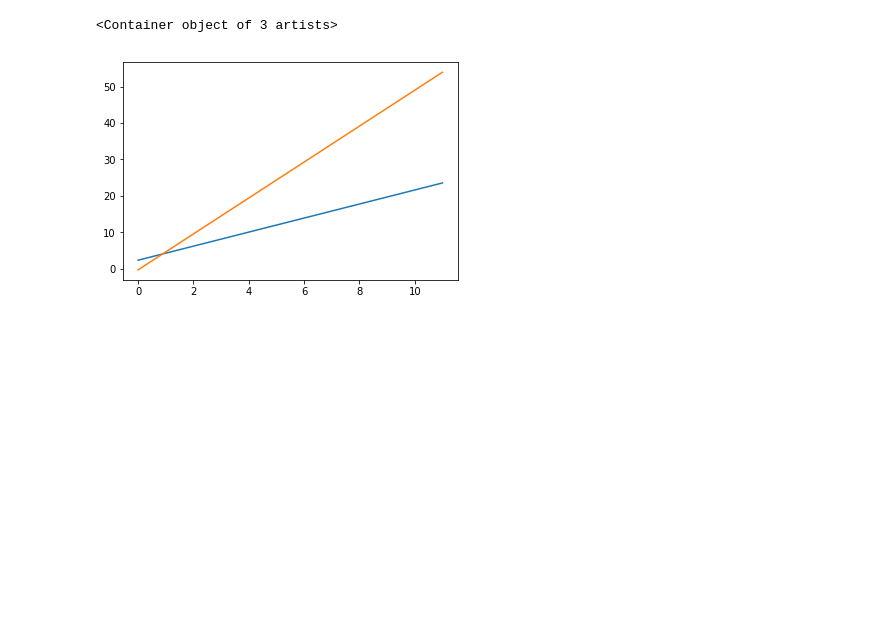
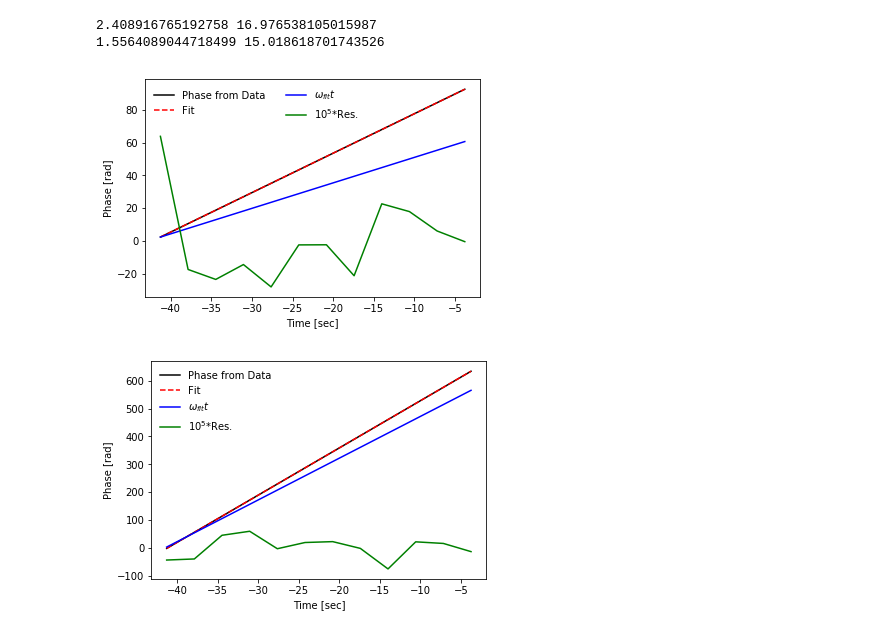
Before and after one commit to jeansom/pulsed_ffitter_current, a Jupyter notebook: pulsed_fitter_current.ipynb, the cells around one changed output. Saved outputs shown, nothing was run; the diff lists cells and outputs as text; code cells hidden in the pictures; blank space fills up the shorter version.

```diff
--- a/pulsed_fitter_current.ipynb
+++ b/pulsed_fitter_current.ipynb
@@ -126,16 +134,0 @@ plt.xlim([-40,-30])
-# %%
-phi1_arr = paraOut_arr[:,2].copy()
-for i in range(1, len(phi1_arr)):
-    while phi1_arr[i] - phi1_arr[i-1] < 0.1:
-         phi1_arr[i]= phi1_arr[i]+2*np.pi
-
-phi2_arr = np.flip(paraOut_arr[:,5]).copy()
-for i in range(1, len(phi2_arr)):
-    while phi2_arr[i] - phi2_arr[i-1] < 0.1:
-         phi2_arr[i]= phi2_arr[i]+2*np.pi
-
-plt.errorbar( np.arange(len(phi1_arr)), phi1_arr, errtout_arr[:,2] )
-plt.errorbar( np.arange(len(phi2_arr)), phi2_arr, errtout_arr[:,5] )
-# %% [output]
-<Container object of 3 artists>
-[figure, removed]
@@ -151,0 +197,27 @@ plt.errorbar( np.arange(len(phi2_arr)), phi2_arr, errtout_arr[:,5] )
+# %%
+# Make some plots
+phi1_fit = linregress( np.mean(dataPar_x, axis=1), phi1_arr )
+plt.figure()
+plt.plot( np.mean(dataPar_x, axis=1), phi1_arr, c="black", label="Phase from Data")
+plt.plot( np.mean(dataPar_x, axis=1), phi1_fit[1] + np.mean(dataPar_x, axis=1)*phi1_fit[0], c="red", ls="--", label="Fit")
+plt.plot( np.mean(dataPar_x, axis=1), phi1_arr[0]+(np.mean(dataPar_x, axis=1)-np.mean(dataPar_x, axis=1)[0])*np.mean(paraOut_arr[:,1]), c="blue", label="$\omega_{fit}t$")
+plt.plot( np.mean(dataPar_x, axis=1), 100000*(phi1_arr - (phi1_fit[1] + np.mean(dataPar_x, axis=1)*phi1_fit[0])), c="green", label="$10^5$*Res.")
+plt.legend(frameon=False, ncol=2 )
+plt.xlabel("Time [sec]")
+plt.ylabel("Phase [rad]")
+phi2_fit = linregress( np.mean(dataPar_x, axis=1), phi2_arr )
+plt.figure()
+plt.plot( np.mean(dataPar_x, axis=1), phi2_arr, c="black", label="Phase from Data")
+plt.plot( np.mean(dataPar_x, axis=1), phi2_fit[1] + np.mean(dataPar_x, axis=1)*phi2_fit[0], c="red", ls="--", label="Fit")
+plt.plot( np.mean(dataPar_x, axis=1), phi1_arr[0]+(np.mean(dataPar_x, axis=1)-np.mean(dataPar_x, axis=1)[0])*np.mean(paraOut_arr[:,4]), c="blue", label="$\omega_{fit}t$")
+plt.plot( np.mean(dataPar_x, axis=1), 100000*(phi2_arr - (phi2_fit[1] + np.mean(dataPar_x, axis=1)*phi2_fit[0])), c="green", label="$10^5$*Res.")
+plt.legend(frameon=False)
+plt.xlabel("Time [sec]")
+plt.ylabel("Phase [rad]")
+print(phi1_fit[0],phi2_fit[0])
+print(np.mean(paraOut_arr[:,1]),np.mean(paraOut_arr[:,4]))
+# %% [output]
+2.408916765192758 16.976538105015987
+1.5564089044718499 15.018618701743526
+[figure, added]
+[figure, added]
```
Also changed, not shown: parts of 7 cells of this notebook, 1 other file.
